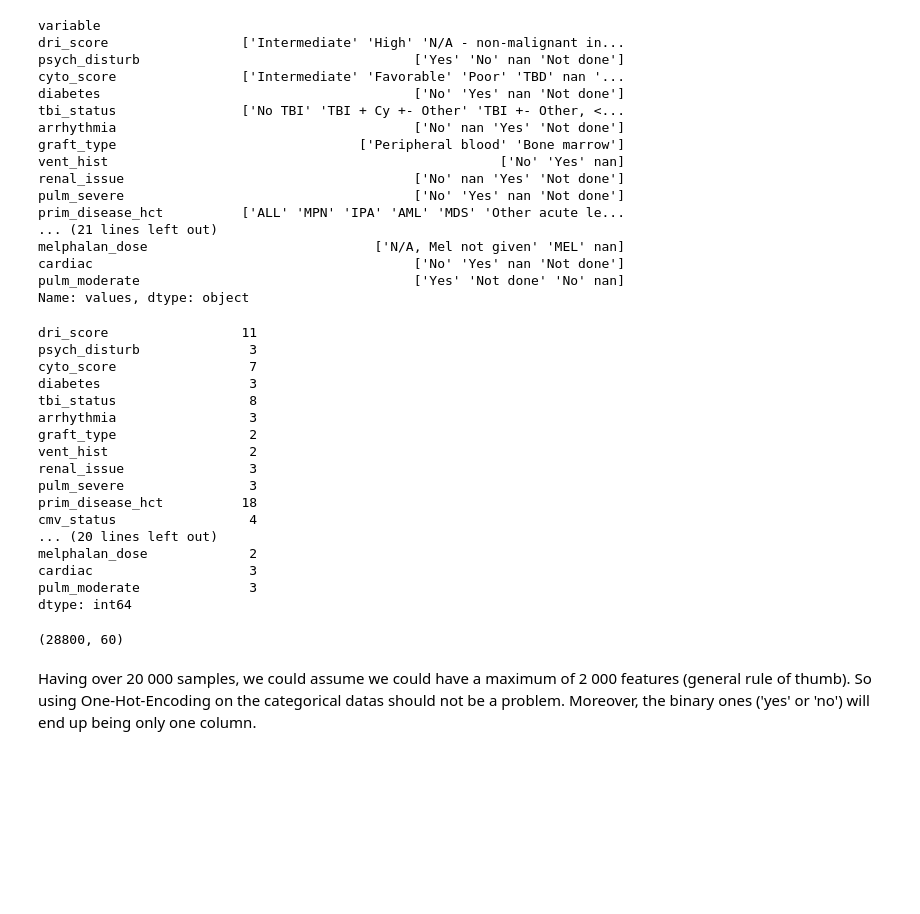
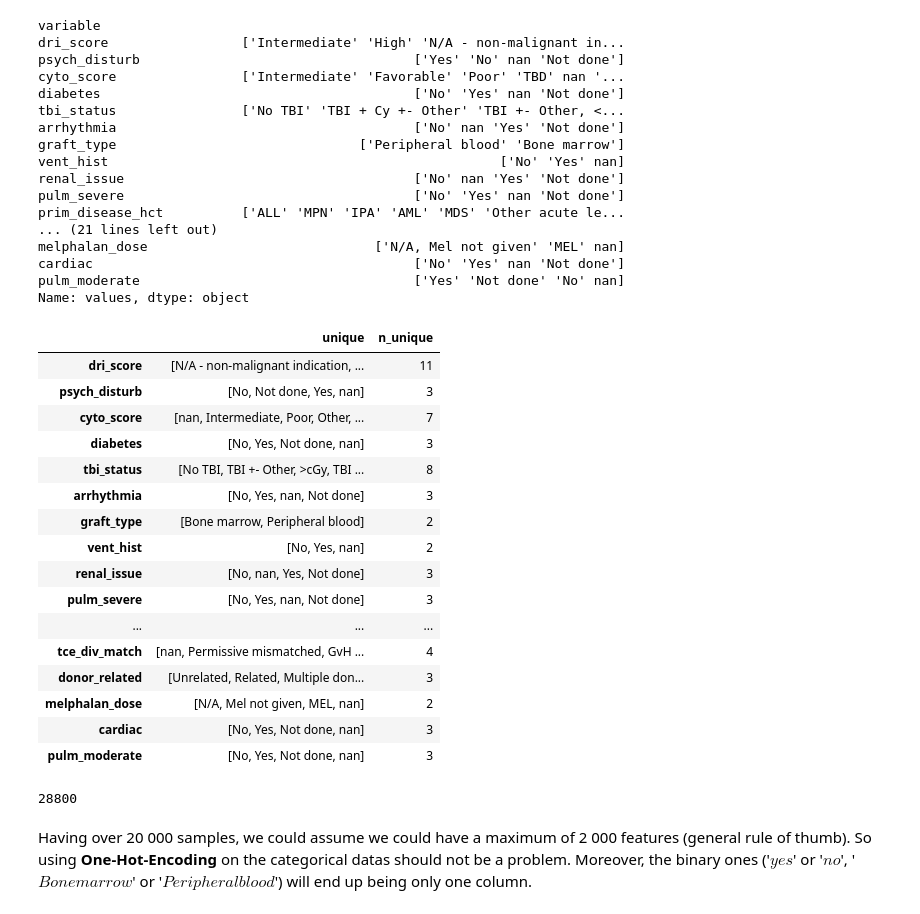
Before and after one commit to Arou03/post-HCT-Survival-Predictions, a Jupyter notebook: main.ipynb, the cells around one changed output. Saved outputs shown, nothing was run; the diff lists cells and outputs as text; code cells hidden in the pictures; blank space fills up the shorter version.

```diff
--- a/main.ipynb
+++ b/main.ipynb
@@ -190,30 +232,30 @@ cardiac                                         ['No' 'Yes' nan 'Not done']
 pulm_moderate                                   ['Yes' 'Not done' 'No' nan]
 Name: values, dtype: object
 # %%
-X_cat_n_unique = X_df_cat.apply(pd.Series.nunique)
-X_cat_n_unique
+X_cat_unique = pd.DataFrame({'unique' : X_df_cat.apply(pd.Series.unique), 'n_unique' : X_df_cat.apply(pd.Series.nunique)})
+X_cat_unique
 # %% [output]
-dri_score                 11
-psych_disturb              3
-cyto_score                 7
-diabetes                   3
-tbi_status                 8
-arrhythmia                 3
-graft_type                 2
-vent_hist                  2
-renal_issue                3
-pulm_severe                3
-prim_disease_hct          18
-cmv_status                 4
-... (20 lines left out)
-melphalan_dose             2
-cardiac                    3
-pulm_moderate              3
-dtype: int64
+|  | unique | n_unique |
+| dri_score | [N/A - non-malignant indication, ... | 11 |
+| psych_disturb | [No, Not done, Yes, nan] | 3 |
+| cyto_score | [nan, Intermediate, Poor, Other, ... | 7 |
+| diabetes | [No, Yes, Not done, nan] | 3 |
+| tbi_status | [No TBI, TBI +- Other, >cGy, TBI ... | 8 |
+| arrhythmia | [No, Yes, nan, Not done] | 3 |
+| graft_type | [Bone marrow, Peripheral blood] | 2 |
+| vent_hist | [No, Yes, nan] | 2 |
+| renal_issue | [No, nan, Yes, Not done] | 3 |
+| pulm_severe | [No, Yes, nan, Not done] | 3 |
+| ... | ... | ... |
+| tce_div_match | [nan, Permissive mismatched, GvH ... | 4 |
+| donor_related | [Unrelated, Related, Multiple don... | 3 |
+| melphalan_dose | [N/A, Mel not given, MEL, nan] | 2 |
+| cardiac | [No, Yes, Not done, nan] | 3 |
+| pulm_moderate | [No, Yes, Not done, nan] | 3 |
 # %%
-df.shape
+df.shape[0]
 # %% [output]
-(28800, 60)
+28800
 # %% [markdown]
-Having over 20 000 samples, we could assume we could have a maximum of 2 000 features (general rule of thumb). So using One-Hot-Encoding on the categorical datas should not be a problem.
-Moreover, the binary ones ('yes' or 'no') will end up being only one column.
+Having over 20 000 samples, we could assume we could have a maximum of 2 000 features (general rule of thumb). So using **One-Hot-Encoding** on the categorical datas should not be a problem.
+Moreover, the binary ones ('$yes$' or '$no$', '$Bone marrow$' or '$Peripheral blood$') will end up being only one column.
```
Also changed, not shown: parts of 8 cells of this notebook.
